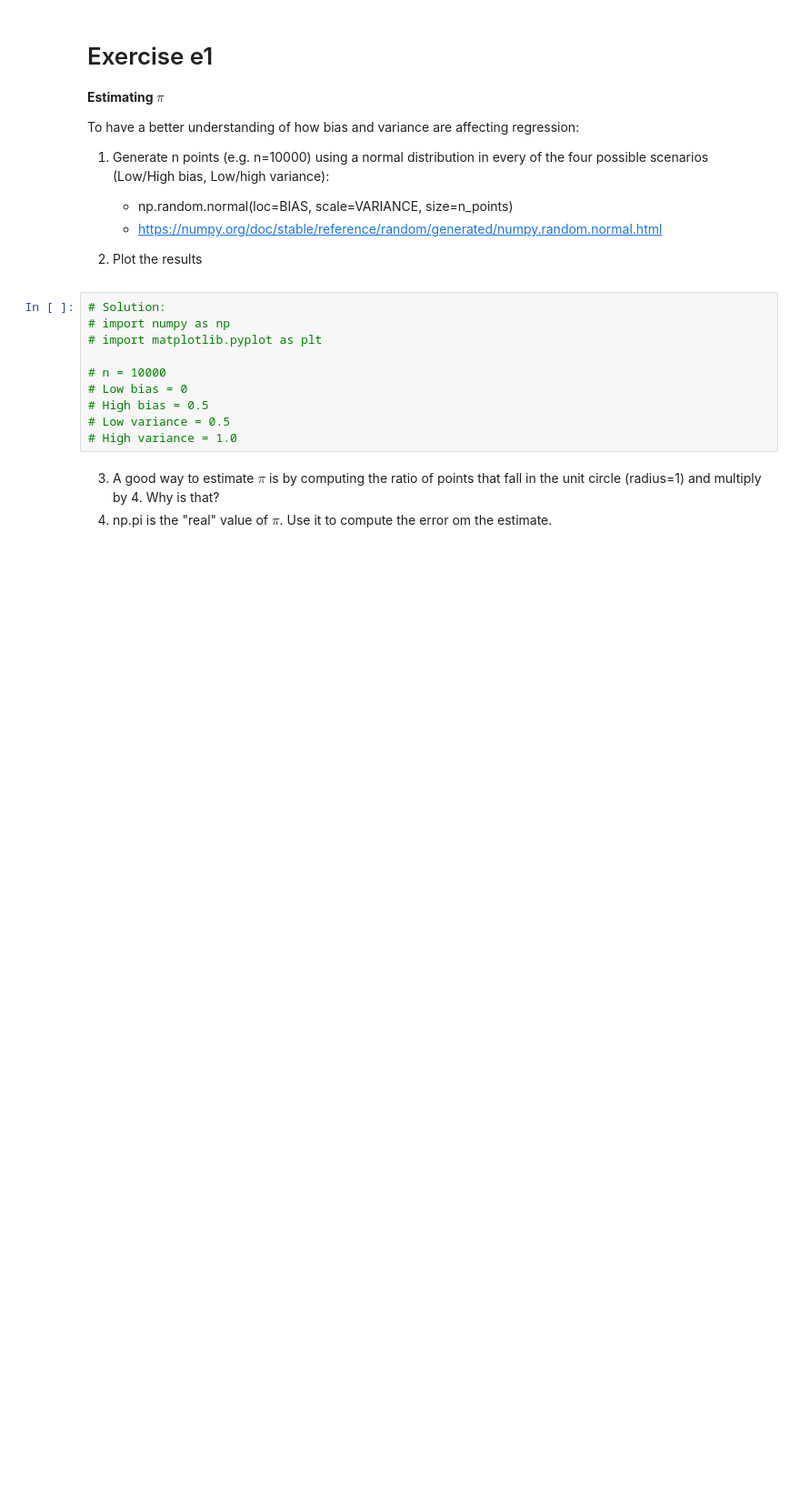
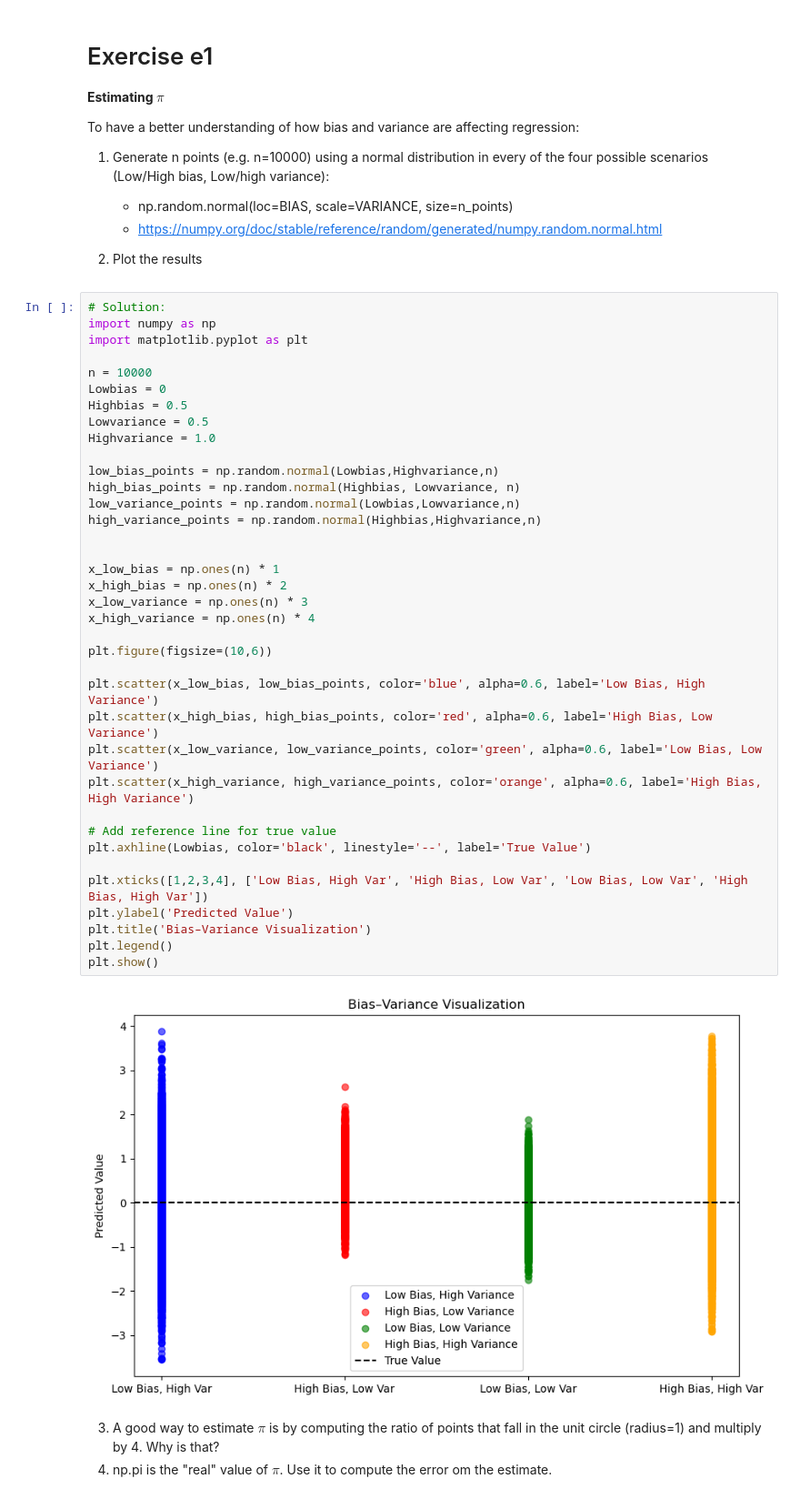
Before and after one commit to Simon-Simonsen/ML_Exercises, a Jupyter notebook: Week3_exercises/Exercises_BiasVariance.ipynb, the cells around one changed output. Shown: that part at 91% size. Saved outputs shown, nothing was run; the diff lists cells and outputs as text; blank space fills up the shorter version.

Commit message:
Solutiosn to linearregression and attempts at BIAS-VARIANCE

```diff
--- a/Week3_exercises/Exercises_BiasVariance.ipynb
+++ b/Week3_exercises/Exercises_BiasVariance.ipynb
@@ -251,14 +250,43 @@ To have a better understanding of how bias and variance are affecting regression
 2. Plot the results
 # %%
 # Solution:
-# import numpy as np
-# import matplotlib.pyplot as plt
+import numpy as np
+import matplotlib.pyplot as plt
 
-# n = 10000
-# Low bias = 0
-# High bias = 0.5
-# Low variance = 0.5
-# High variance = 1.0
+n = 10000
+Lowbias = 0
+Highbias = 0.5
+Lowvariance = 0.5
+Highvariance = 1.0
+
+low_bias_points = np.random.normal(Lowbias,Highvariance,n)
+high_bias_points = np.random.normal(Highbias, Lowvariance, n)
+low_variance_points = np.random.normal(Lowbias,Lowvariance,n)
+high_variance_points = np.random.normal(Highbias,Highvariance,n)
+
+
+x_low_bias = np.ones(n) * 1
+x_high_bias = np.ones(n) * 2
+x_low_variance = np.ones(n) * 3
+x_high_variance = np.ones(n) * 4
+
+plt.figure(figsize=(10,6))
+
+plt.scatter(x_low_bias, low_bias_points, color='blue', alpha=0.6, label='Low Bias, High Variance')
+plt.scatter(x_high_bias, high_bias_points, color='red', alpha=0.6, label='High Bias, Low Variance')
+plt.scatter(x_low_variance, low_variance_points, color='green', alpha=0.6, label='Low Bias, Low Variance')
+plt.scatter(x_high_variance, high_variance_points, color='orange', alpha=0.6, label='High Bias, High Variance')
+
+# Add reference line for true value
+plt.axhline(Lowbias, color='black', linestyle='--', label='True Value')
+
+plt.xticks([1,2,3,4], ['Low Bias, High Var', 'High Bias, Low Var', 'Low Bias, Low Var', 'High Bias, High Var'])
+plt.ylabel('Predicted Value')
+plt.title('Bias–Variance Visualization')
+plt.legend()
+plt.show()
+# %% [output]
+[figure, added]
 # %% [markdown]
 3. A good way to estimate $\pi$ is by computing the ratio of points that fall in the unit circle (radius=1) and multiply by 4. Why is that?
 4. np.pi is the "real" value of $\pi$. Use it to compute the error om the estimate.
```
Also changed, not shown: parts of 7 cells of this notebook, 7 other files.
